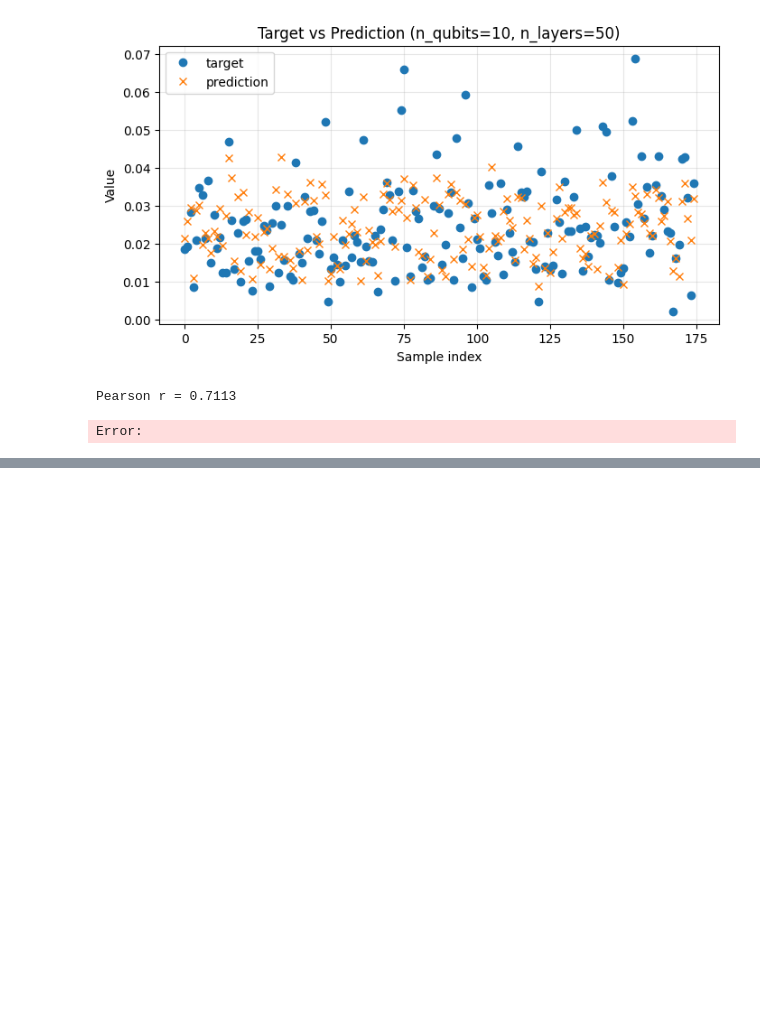
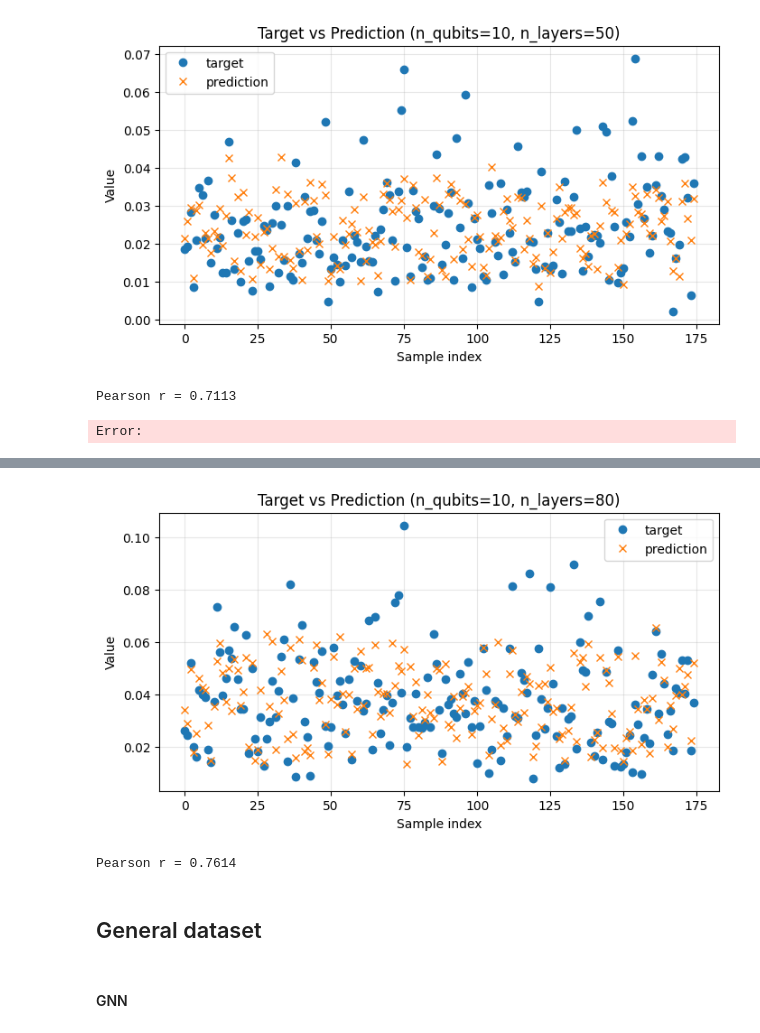
Before and after one commit to VicLambert/qml-quansistor-entropy, a Jupyter notebook: qqe/notebooks/05_12_2026.ipynb, the cells around one changed output, grey strips where cells are left out. Drawn from its saved outputs; the diff is of its cells as text; code cells hidden in the pictures; blank space fills up the shorter version.

```diff
--- a/qqe/notebooks/05_12_2026.ipynb
+++ b/qqe/notebooks/05_12_2026.ipynb
@@ -535,0 +988,11 @@ Pearson r = 0.7276
+# %%
+model_type="regressor"
+epochs = 25
+lr = 1e-4
+loss_type = "huber"   # "mse" | "huber"
+batch_size = 32
+training_mode = "per_family"  # "global" | "per_family"
+family = "random"  # required if training_mode == "per_family"
+target = "sre"
+data_dir = "../outputs/data/identity_dataset"
+model_save_path = "../outputs/models/identity_random_regressor.pt"
@@ -535,0 +1052,32 @@ Pearson r = 0.7276
+# %%
+training_mode = "family"
+predictions(
+    model_path="../outputs/models/identity_random_regressor.pt",
+    model_kind=model_type,
+    training_scope=training_mode,
+    loss_type=loss_type,
+    model_family=family,
+    dataset_root=data_dir,
+    dataset_family=family,
+    batch_size=batch_size,
+    global_feature_variant="binned",
+    node_feature_backend_variant=None,
+    plot_n_layers=10,
+    plot_n_qubits=18,
+    split_by_family=True,
+    show_progress=True,
+)
+
+df = pd.read_csv(f"../outputs/predictions/{training_mode}/{model_type}_predictions_{family}.csv")
+cols_to_fix = ["n_qubits", "n_layers", "seed"]
+
+for col in cols_to_fix:
+    df[col] = df[col].apply(to_scalar).astype(int)
+view_correlation(
+    df,
+    nq=10,
+    nl=80,
+    col_x="target",
+    col_y="prediction",
+)
+# %% [output]
@@ -535,0 +1089,6 @@ Pearson r = 0.7276
+[figure, added]
+Pearson r = 0.7614
+# %% [markdown]
+## General dataset
+# %% [markdown]
+#### GNN
```
Also changed, not shown: parts of 41 cells of this notebook, 23 other files.
